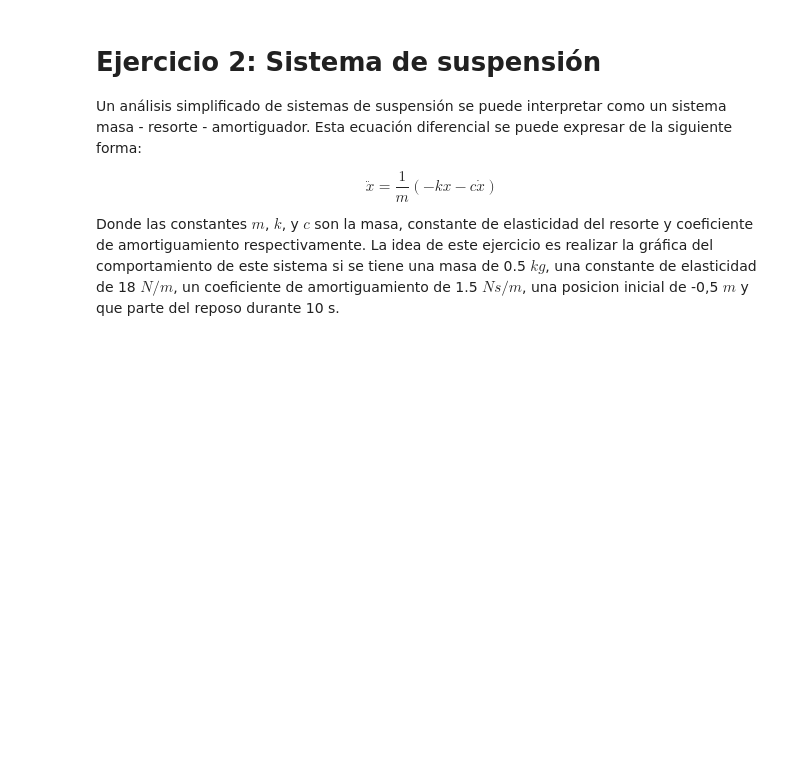
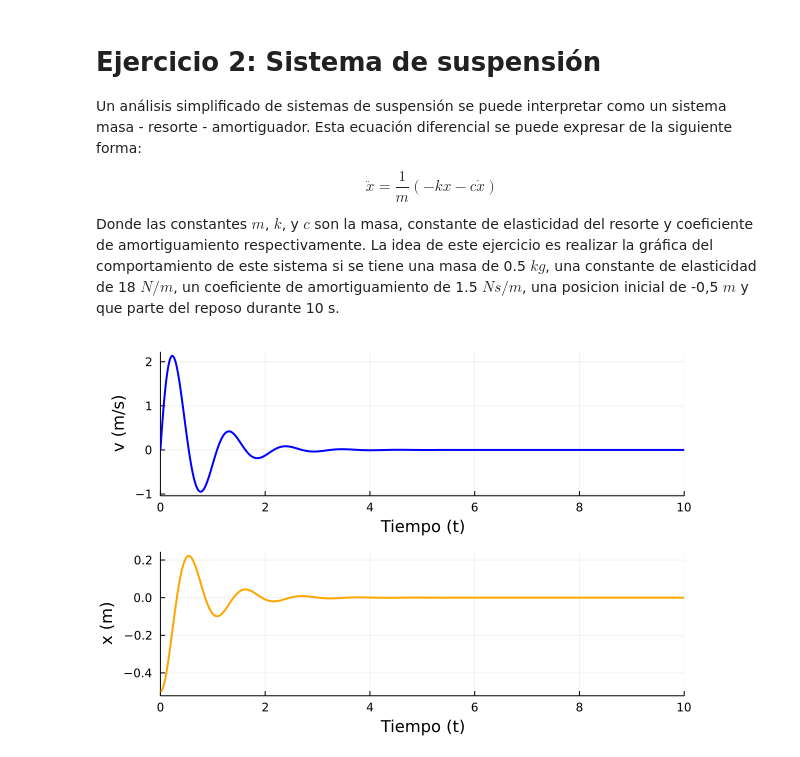
Before and after one commit to mcadenam/Matias_Cadena, a Jupyter notebook: T7_dinamica.ipynb, the cells around one changed output. Cells and saved outputs as stored; diff of their text form; code cells hidden in the pictures; blank space fills up the shorter version.

```diff
--- a/T7_dinamica.ipynb
+++ b/T7_dinamica.ipynb
@@ -176,0 +194,37 @@ end
+# %%
+
+
+function suspensión()
+    # Escribir código aqui
+    masaResorte!(du,u,p,t) = 1/p[1]*(-p[2]*u - p[3]*du)
+
+    # Constantes
+    m = 0.5
+    k = 18
+    c = 1.5
+
+    # Parámetros
+    du0 = 0.0
+    u0 = -0.5
+    tspan = (0.0, 10.0)
+    p = [m, k, c]
+
+    prob = SecondOrderODEProblem(masaResorte!, du0, u0, tspan, p)
+
+    # Paso 2. Resolver el problema
+    sol = solve(prob)
+
+    # Paso 3. Analizar la solución
+    plot(sol,
+        linewidth=2,
+        xlabel="Tiempo (t)",
+        ylabel=["v (m/s)" "x (m)"],
+        color=["blue" "orange"],
+        legend=false,
+        layout=(2,1))
+
+end
+
+suspensión()
+# %% [output]
+[figure, added]
```
Also changed, not shown: parts of 2 cells of this notebook.
